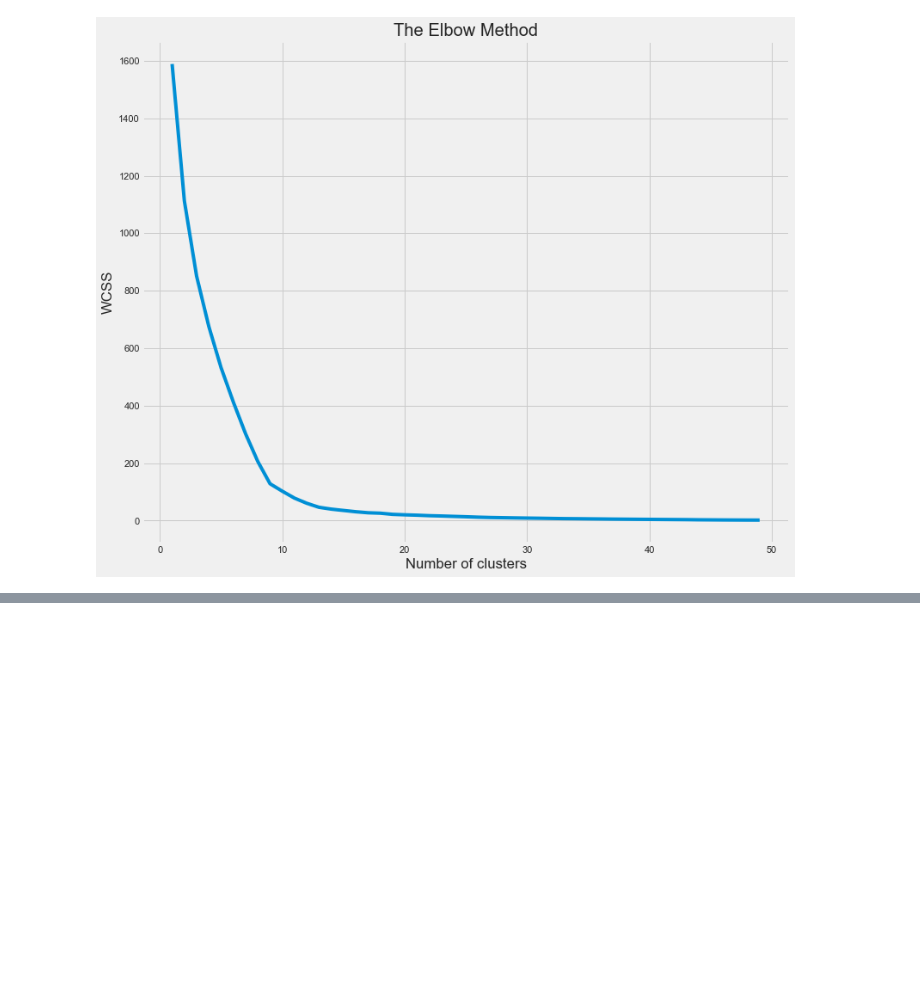
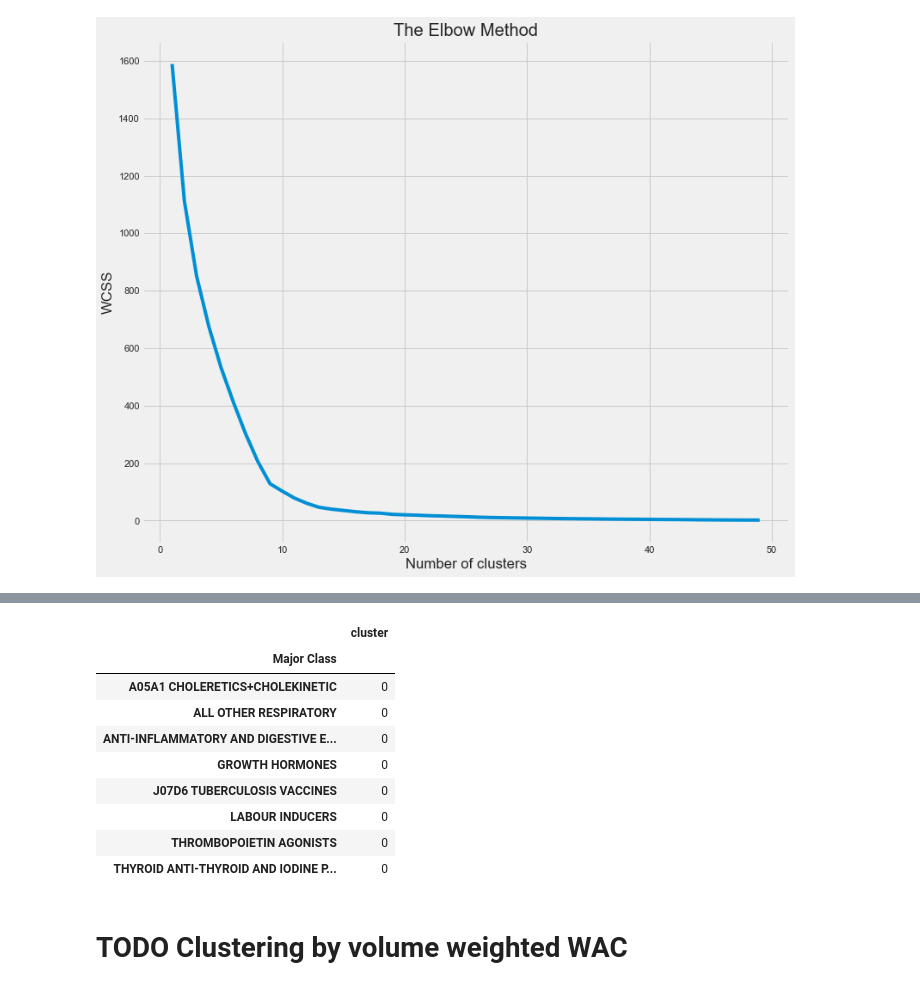
Before and after one commit to pauldoan/CBS_Nephron, a Jupyter notebook: Research/Clustering.ipynb, the cells around one changed output, grey strips where cells are left out. Cells and saved outputs as stored; diff of their text form; code cells hidden in the pictures; blank space fills up the shorter version.

```diff
--- a/Research/Clustering.ipynb
+++ b/Research/Clustering.ipynb
@@ -138,0 +172,15 @@ cluster_df['cluster'].to_frame()[cluster_df['cluster'].to_frame().cluster != 0]
+# %%
+cluster0_df['cluster'].to_frame()[cluster0_df['cluster'].to_frame().cluster == 0]
+# %% [output]
+|  | cluster |
+| Major Class |  |
+| A05A1 CHOLERETICS+CHOLEKINETIC | 0 |
+| ALL OTHER RESPIRATORY | 0 |
+| ANTI-INFLAMMATORY AND DIGESTIVE E... | 0 |
+| GROWTH HORMONES | 0 |
+| J07D6 TUBERCULOSIS VACCINES | 0 |
+| LABOUR INDUCERS | 0 |
+| THROMBOPOIETIN AGONISTS | 0 |
+| THYROID ANTI-THYROID AND IODINE P... | 0 |
+# %% [markdown]
+# TODO Clustering by volume weighted WAC
```
Also changed, not shown: parts of 9 cells of this notebook, 1 other file.
